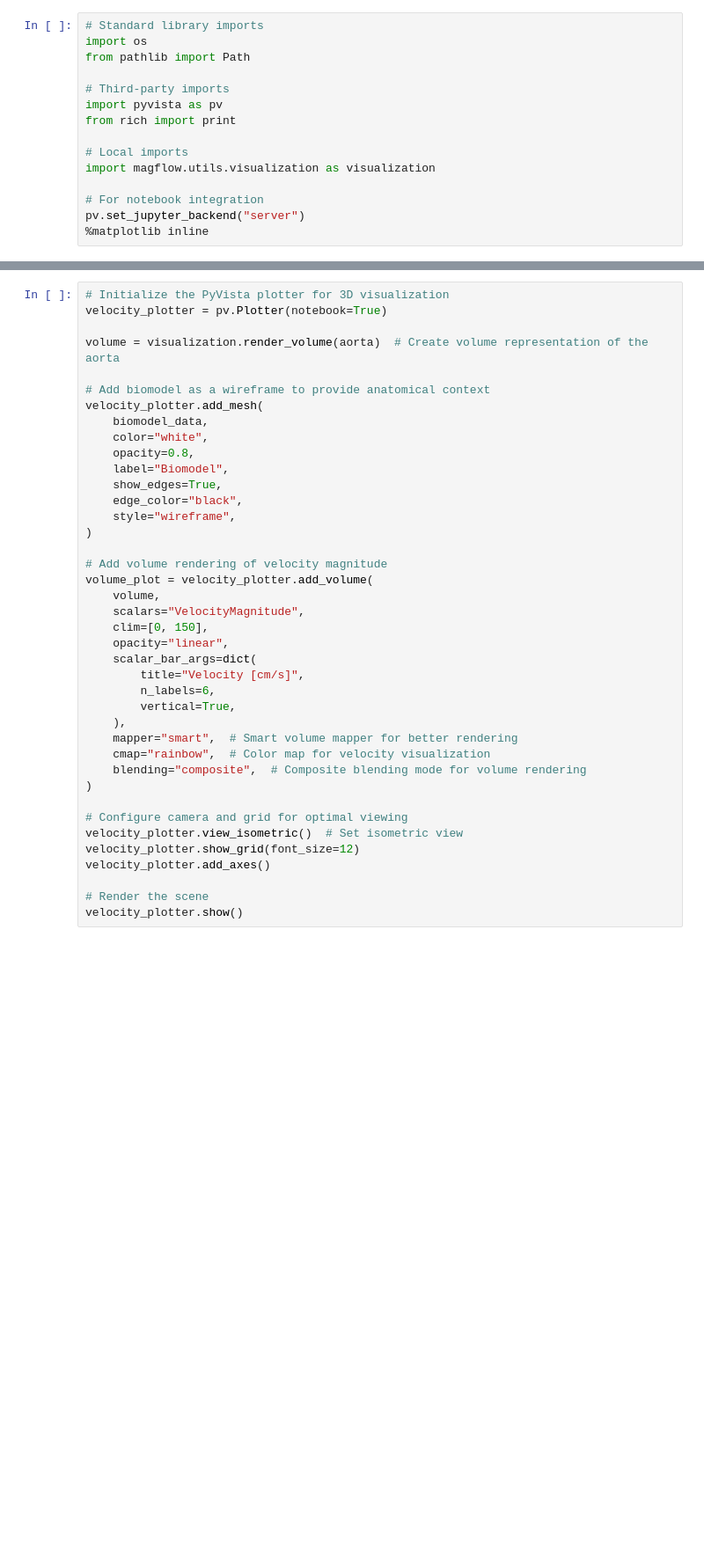
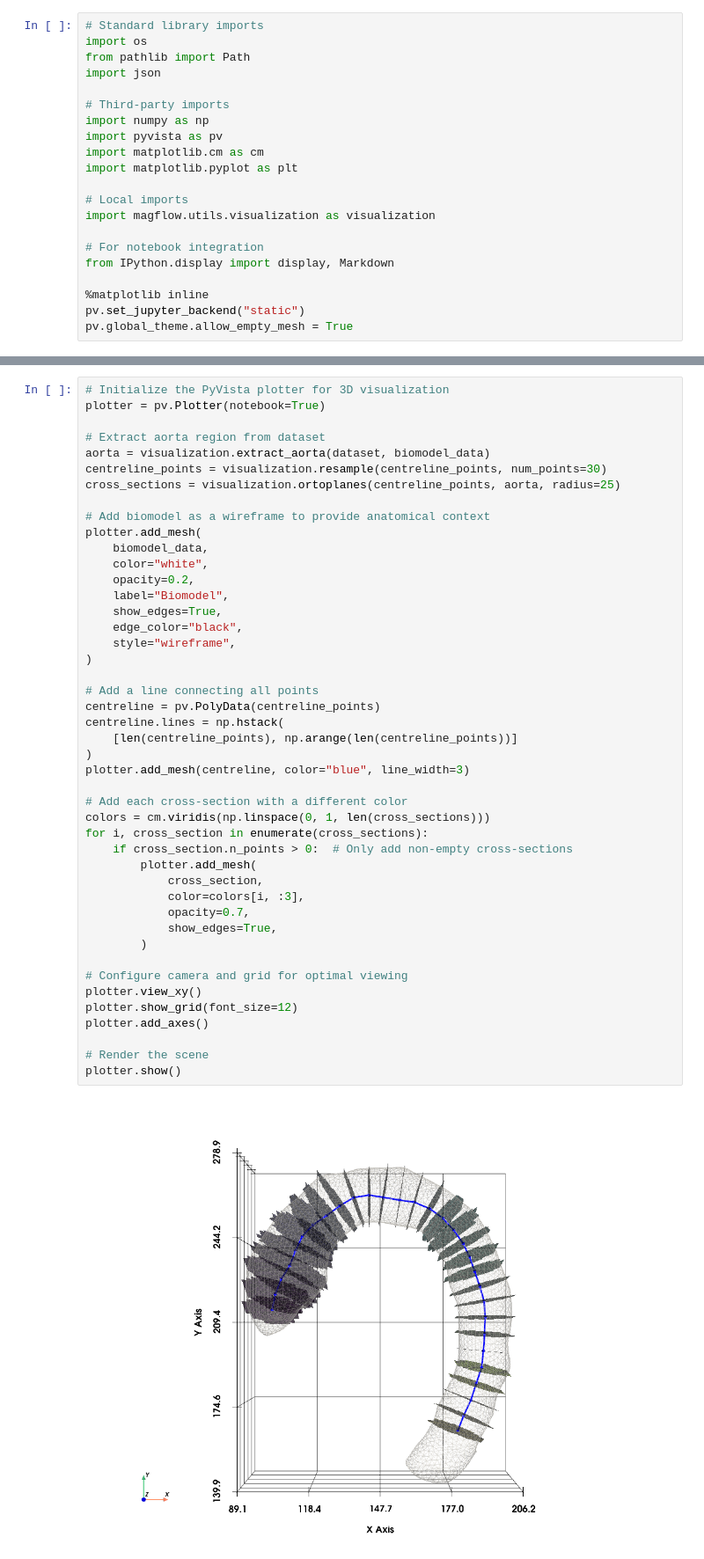
Before and after one commit to lewinkoon/magflow, a Jupyter notebook: magflow/notebooks/visualization.ipynb, the cells around one changed output, grey strips where cells are left out. Shown at 88% size. Cells and saved outputs as stored; diff of their text form; blank space fills up the shorter version.

Commit message:
feat: add resampling and orthogonal plane slicing functions for 3D visualization

```diff
--- a/magflow/notebooks/visualization.ipynb
+++ b/magflow/notebooks/visualization.ipynb
@@ -10,15 +10,21 @@ Configure and import all necessary libraries for model visualization.
 # Standard library imports
 import os
 from pathlib import Path
+import json
 
 # Third-party imports
+import numpy as np
 import pyvista as pv
-from rich import print
+import matplotlib.cm as cm
+import matplotlib.pyplot as plt
 
 # Local imports
 import magflow.utils.visualization as visualization
 
 # For notebook integration
-pv.set_jupyter_backend("server")
+from IPython.display import display, Markdown
+
 %matplotlib inline
+pv.set_jupyter_backend("static")
+pv.global_theme.allow_empty_mesh = True
 # %% [markdown]
@@ -114,40 +105,47 @@ Queda pendiente modificar el sistema de coordenadas para visualizar la aorta en
 # %%
 # Initialize the PyVista plotter for 3D visualization
-velocity_plotter = pv.Plotter(notebook=True)
+plotter = pv.Plotter(notebook=True)
 
-volume = visualization.render_volume(aorta)  # Create volume representation of the aorta
+# Extract aorta region from dataset
+aorta = visualization.extract_aorta(dataset, biomodel_data)
+centreline_points = visualization.resample(centreline_points, num_points=30)
+cross_sections = visualization.ortoplanes(centreline_points, aorta, radius=25)
 
 # Add biomodel as a wireframe to provide anatomical context
-velocity_plotter.add_mesh(
+plotter.add_mesh(
     biomodel_data,
     color="white",
-    opacity=0.8,
+    opacity=0.2,
     label="Biomodel",
     show_edges=True,
     edge_color="black",
     style="wireframe",
 )
 
-# Add volume rendering of velocity magnitude
-volume_plot = velocity_plotter.add_volume(
-    volume,
-    scalars="VelocityMagnitude",
-    clim=[0, 150],
-    opacity="linear",
-    scalar_bar_args=dict(
-        title="Velocity [cm/s]",
-        n_labels=6,
-        vertical=True,
-    ),
-    mapper="smart",  # Smart volume mapper for better rendering
-    cmap="rainbow",  # Color map for velocity visualization
-    blending="composite",  # Composite blending mode for volume rendering
+# Add a line connecting all points
+centreline = pv.PolyData(centreline_points)
+centreline.lines = np.hstack(
+    [len(centreline_points), np.arange(len(centreline_points))]
 )
+plotter.add_mesh(centreline, color="blue", line_width=3)
+
+# Add each cross-section with a different color
+colors = cm.viridis(np.linspace(0, 1, len(cross_sections)))
+for i, cross_section in enumerate(cross_sections):
+    if cross_section.n_points > 0:  # Only add non-empty cross-sections
+        plotter.add_mesh(
+            cross_section,
+            color=colors[i, :3],
+            opacity=0.7,
+            show_edges=True,
+        )
 
 # Configure camera and grid for optimal viewing
-velocity_plotter.view_isometric()  # Set isometric view
-velocity_plotter.show_grid(font_size=12)
-velocity_plotter.add_axes()
+plotter.view_xy()
+plotter.show_grid(font_size=12)
+plotter.add_axes()
 
 # Render the scene
-velocity_plotter.show()
+plotter.show()
+# %% [output]
+[figure, added]
```
Also changed, not shown: parts of 18 cells of this notebook, 1 other file.
